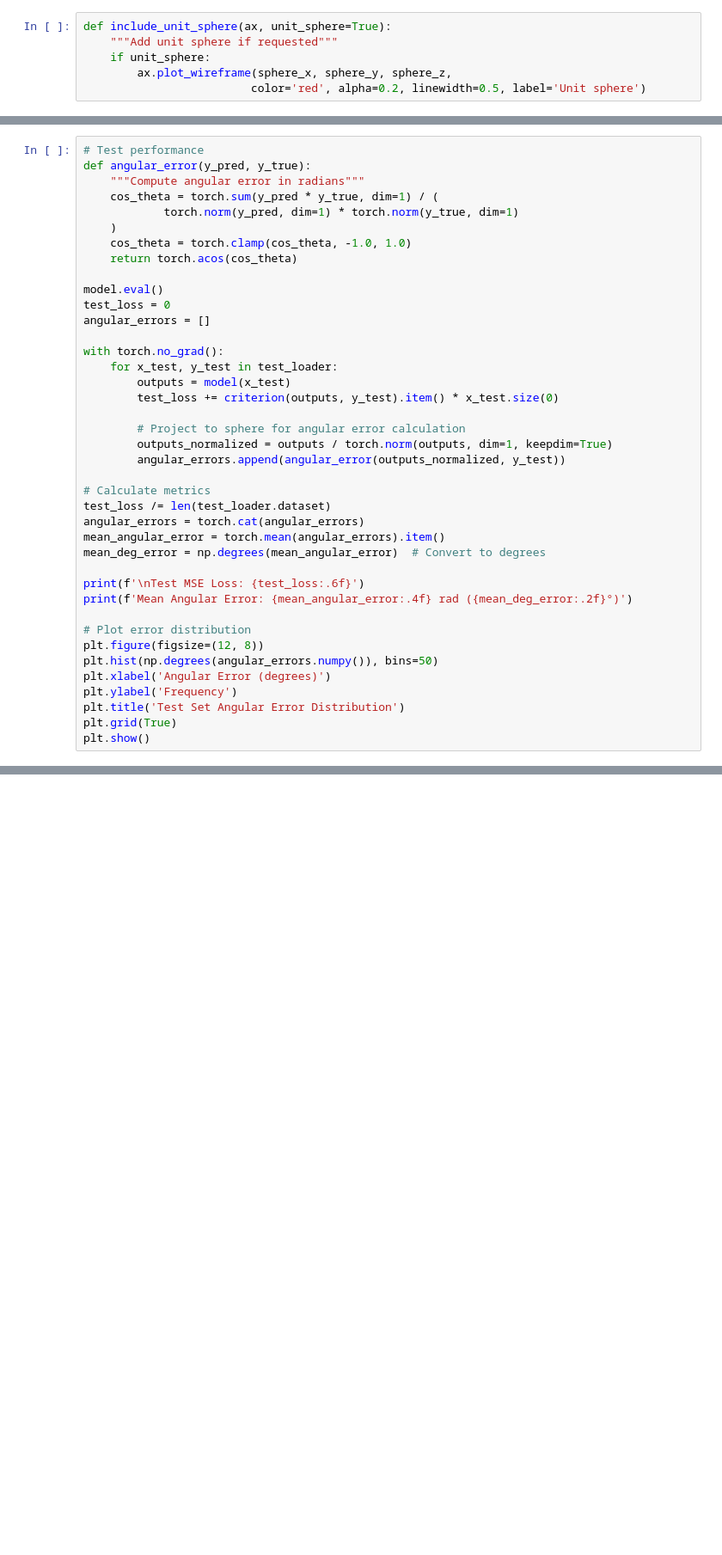
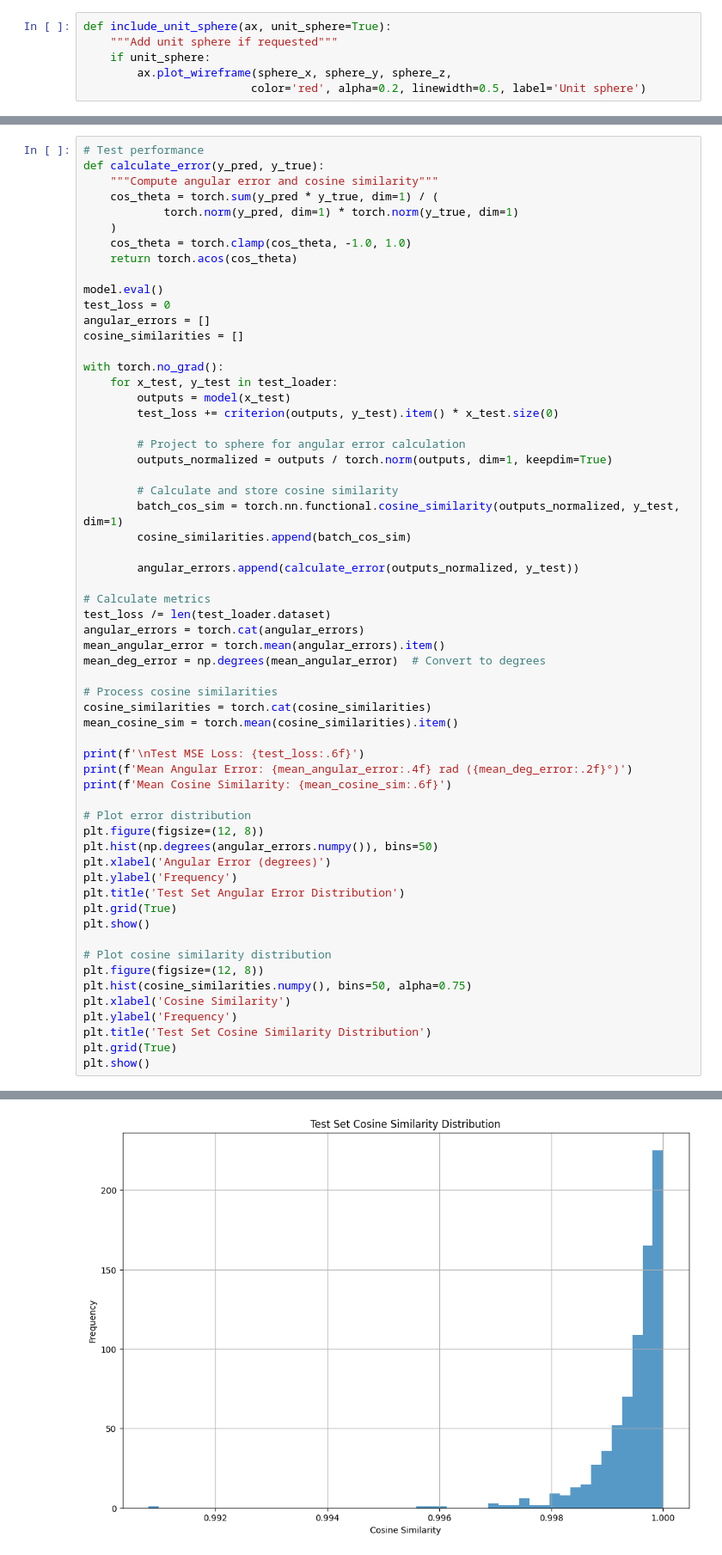
Before and after one commit to jescsk/AIML425, a Jupyter notebook: Assignment1/sphere.ipynb, the cells around one changed output, grey strips where cells are left out. Shown at 86% size. Drawn from its saved outputs; the diff is of its cells as text; blank space fills up the shorter version.

Commit message:
feat(a1): add cosine similarity to nn and report pdf

```diff
--- a/Assignment 1/sphere.ipynb
+++ b/Assignment1/sphere.ipynb
@@ -200,8 +200,8 @@ plt.show()
 [figure]
 # %%
 # Test performance
-def angular_error(y_pred, y_true):
-    """Compute angular error in radians"""
+def calculate_error(y_pred, y_true):
+    """Compute angular error and cosine similarity"""
     cos_theta = torch.sum(y_pred * y_true, dim=1) / (
             torch.norm(y_pred, dim=1) * torch.norm(y_true, dim=1)
     )
@@ -211,6 +211,7 @@ def angular_error(y_pred, y_true):
 model.eval()
 test_loss = 0
 angular_errors = []
+cosine_similarities = []
 
 with torch.no_grad():
     for x_test, y_test in test_loader:
@@ -219,7 +220,12 @@ with torch.no_grad():
 
         # Project to sphere for angular error calculation
         outputs_normalized = outputs / torch.norm(outputs, dim=1, keepdim=True)
-        angular_errors.append(angular_error(outputs_normalized, y_test))
+
+        # Calculate and store cosine similarity
+        batch_cos_sim = torch.nn.functional.cosine_similarity(outputs_normalized, y_test, dim=1)
+        cosine_similarities.append(batch_cos_sim)
+
+        angular_errors.append(calculate_error(outputs_normalized, y_test))
 
 # Calculate metrics
 test_loss /= len(test_loader.dataset)
@@ -227,8 +233,13 @@ angular_errors = torch.cat(angular_errors)
 mean_angular_error = torch.mean(angular_errors).item()
 mean_deg_error = np.degrees(mean_angular_error)  # Convert to degrees
 
+# Process cosine similarities
+cosine_similarities = torch.cat(cosine_similarities)
+mean_cosine_sim = torch.mean(cosine_similarities).item()
+
 print(f'\nTest MSE Loss: {test_loss:.6f}')
 print(f'Mean Angular Error: {mean_angular_error:.4f} rad ({mean_deg_error:.2f}°)')
+print(f'Mean Cosine Similarity: {mean_cosine_sim:.6f}')
 
 # Plot error distribution
 plt.figure(figsize=(12, 8))
@@ -238,6 +249,15 @@ plt.ylabel('Frequency')
 plt.title('Test Set Angular Error Distribution')
 plt.grid(True)
 plt.show()
+
+# Plot cosine similarity distribution
+plt.figure(figsize=(12, 8))
+plt.hist(cosine_similarities.numpy(), bins=50, alpha=0.75)
+plt.xlabel('Cosine Similarity')
+plt.ylabel('Frequency')
+plt.title('Test Set Cosine Similarity Distribution')
+plt.grid(True)
+plt.show()
 # %% [output]
 Test MSE Loss: 0.000721
 Mean Angular Error: 0.0288 rad (1.65°)
@@ -244,4 +265,5 @@ Mean Angular Error: 0.0288 rad (1.65°)
 [figure]
+[figure, added]
 # %%
 # Training data vs training targets
 def plot_comparison(y_true, y_pred, title, unit_sphere=True):
```
Also changed, not shown: parts of 1 cell of this notebook, 3 other files.
